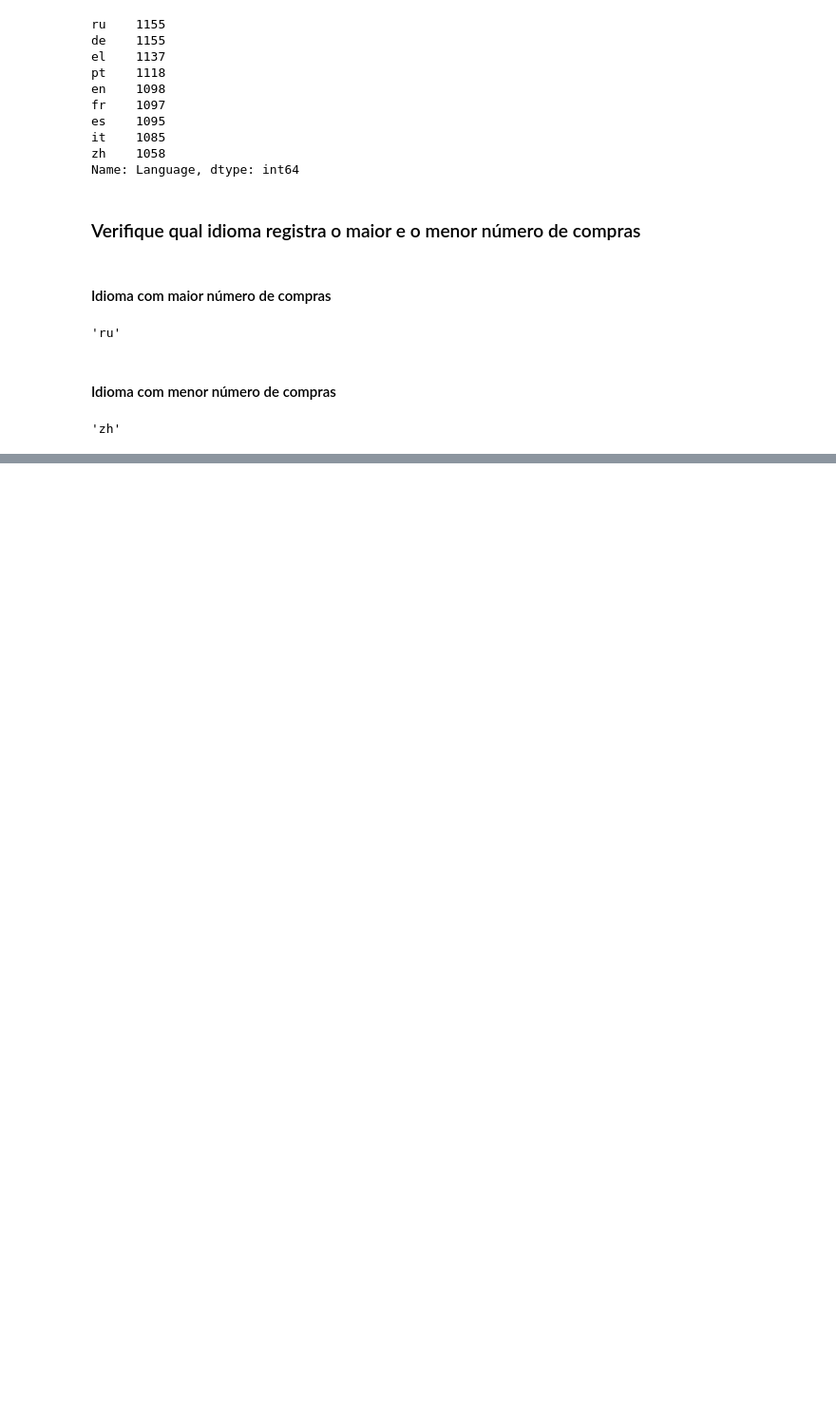
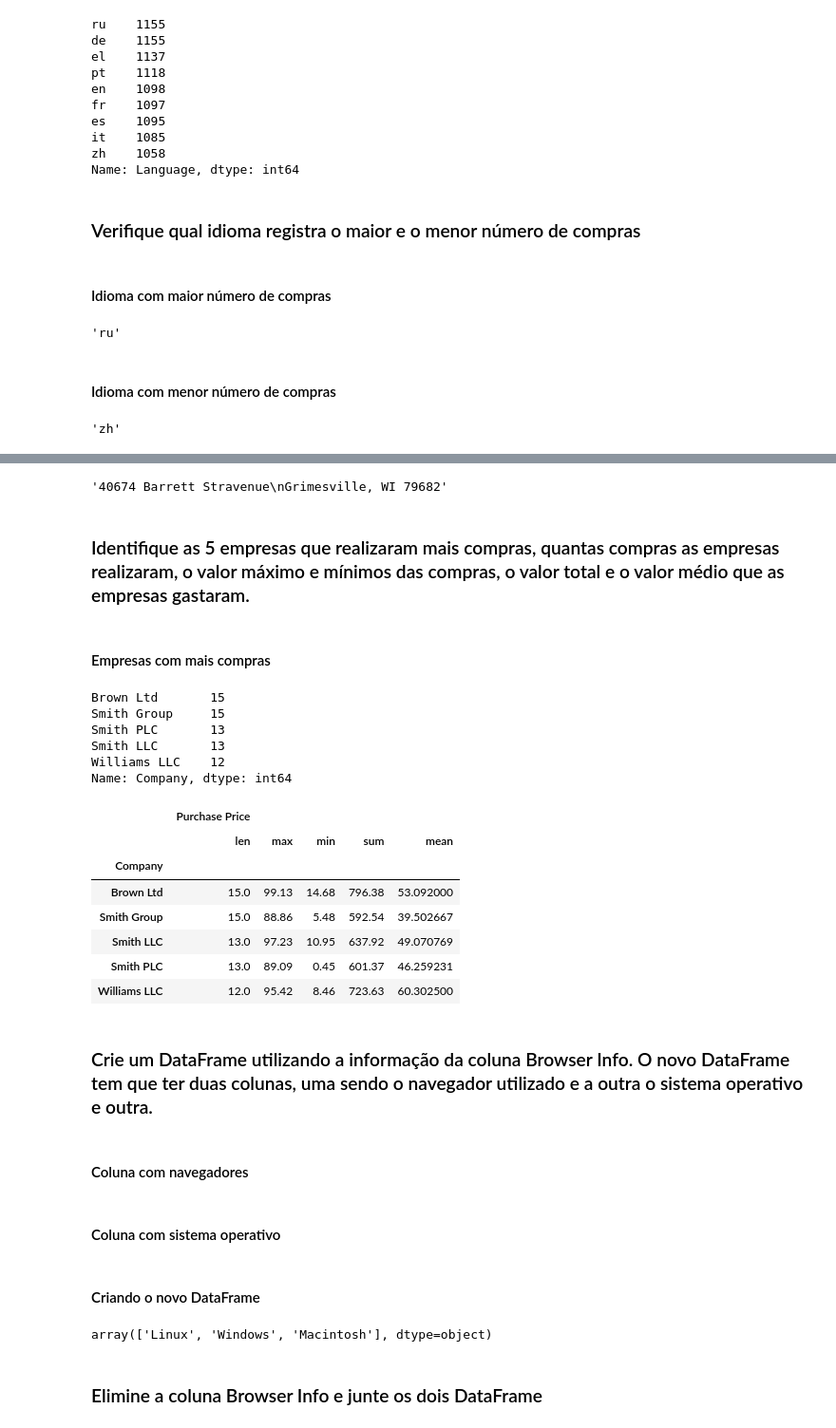
Before and after one commit to FernanMartinez/Curso_Python_Basico, a Jupyter notebook: Aula 12 Pandas/Aula pratica/Pandas aula pratica.ipynb, the cells around one changed output, grey strips where cells are left out. Shown at 95% size. Cells and saved outputs as stored; diff of their text form; code cells hidden in the pictures; blank space fills up the shorter version.

```diff
--- a/Aula 12 Pandas/Aula pratica/Pandas aula pratica.ipynb
+++ b/Aula 12 Pandas/Aula pratica/Pandas aula pratica.ipynb
@@ -228,0 +319,2 @@ tabela_bruta["Language"].value_counts().index[-1]
+# %%
+tabela_bruta["Email"] = tabela_bruta["Email"].apply(lambda x: x[x.find("@")+1:])
@@ -228,0 +385,38 @@ tabela_bruta["Language"].value_counts().index[-1]
+# %%
+tabela_bruta["Address"].iloc[-1]
+# %% [output]
+'40674 Barrett Stravenue\nGrimesville, WI 79682'
+# %% [markdown]
+### Identifique as 5 empresas que realizaram mais compras, quantas compras as empresas realizaram, o valor máximo e mínimos das compras, o valor total e o valor médio que as empresas gastaram.
+# %% [markdown]
+#### Empresas com mais compras
+# %%
+tabela_bruta["Company"].value_counts().head()
+# %% [output]
+Brown Ltd       15
+Smith Group     15
+Smith PLC       13
+Smith LLC       13
+Williams LLC    12
+Name: Company, dtype: int64
+# %%
+tabela_bruta.groupby("Company").agg({"Purchase Price": [len,
+                                                        max,
+                                                        min,
+                                                        sum,
+                                                        np.mean]}).sort_values(by=[("Purchase Price", "len"),
+                                                                                   ("Purchase Price", "mean")],
+                                                                               ascending=False).head()
+# %% [output]
+|  | Purchase Price |  |  |  |  |
+|  | len | max | min | sum | mean |
+| Company |  |  |  |  |  |
+| Brown Ltd | 15.0 | 99.13 | 14.68 | 796.38 | 53.092000 |
+| Smith Group | 15.0 | 88.86 | 5.48 | 592.54 | 39.502667 |
+| Smith LLC | 13.0 | 97.23 | 10.95 | 637.92 | 49.070769 |
+| Smith PLC | 13.0 | 89.09 | 0.45 | 601.37 | 46.259231 |
+| Williams LLC | 12.0 | 95.42 | 8.46 | 723.63 | 60.302500 |
+# %% [markdown]
+### Crie um DataFrame utilizando a informação da coluna Browser Info. O novo DataFrame tem que ter duas colunas, uma sendo o navegador utilizado e a outra o sistema operativo e outra.
+# %% [markdown]
+####  Coluna com navegadores
@@ -228,0 +425,2 @@ tabela_bruta["Language"].value_counts().index[-1]
+# %% [markdown]
+#### Coluna com sistema operativo
@@ -228,0 +441,2 @@ tabela_bruta["Language"].value_counts().index[-1]
+# %% [markdown]
+#### Criando o novo DataFrame
@@ -228,0 +446,6 @@ tabela_bruta["Language"].value_counts().index[-1]
+# %%
+novo_df["OS"].unique()
+# %% [output]
+array(['Linux', 'Windows', 'Macintosh'], dtype=object)
+# %% [markdown]
+### Elimine a coluna  Browser Info e junte os dois DataFrame
```
Also changed, not shown: parts of 36 cells of this notebook, 2 other files.
